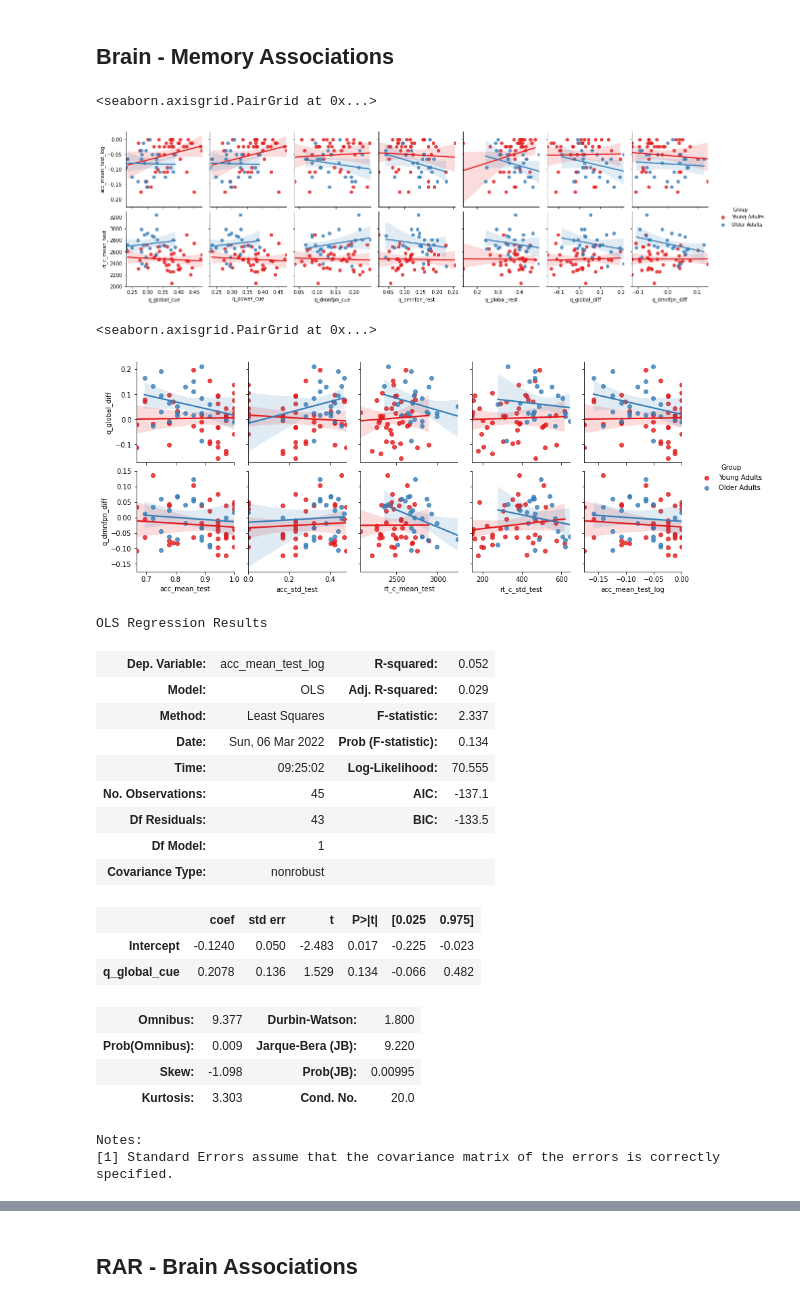
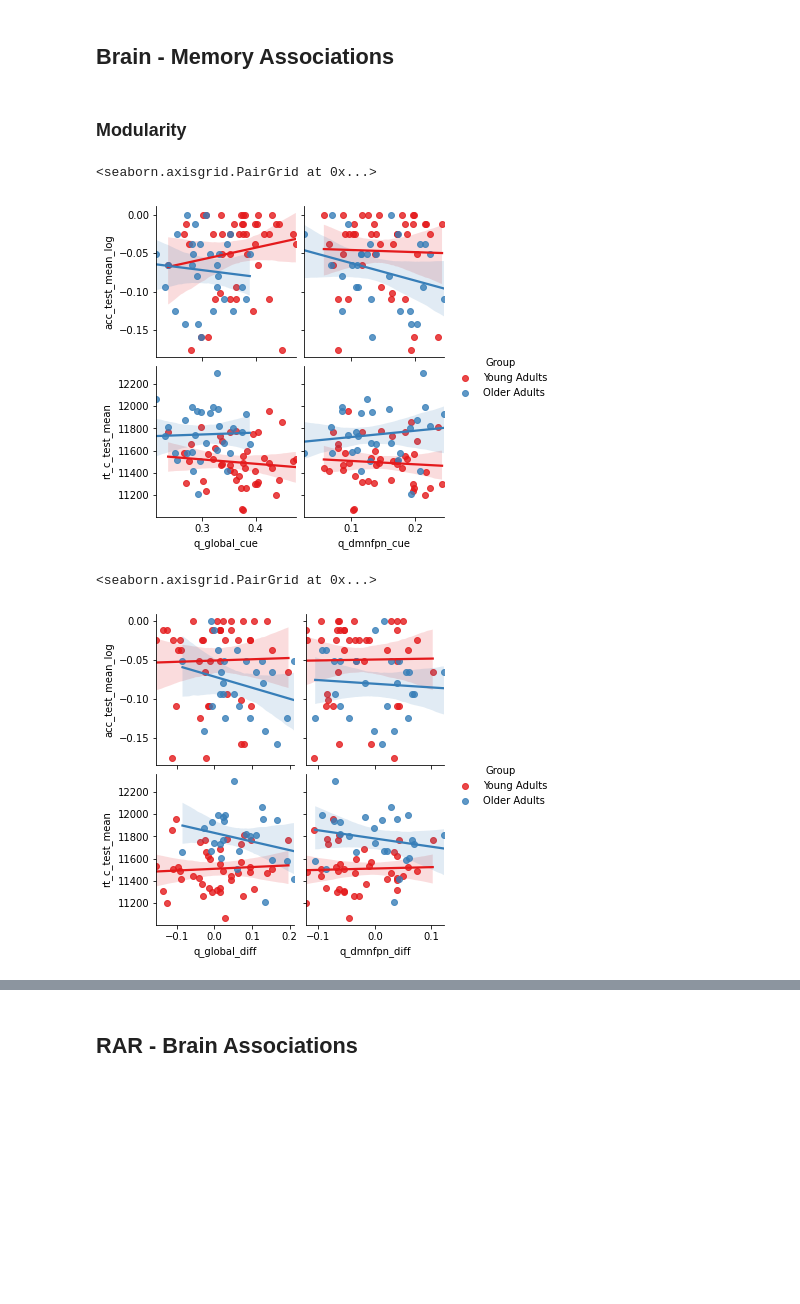
Before and after one commit to mcmahonmc/dissertation, a Jupyter notebook: Statistics.ipynb, the cells around one changed output, grey strips where cells are left out. Saved outputs shown, nothing was run; the diff lists cells and outputs as text; code cells hidden in the pictures; blank space fills up the shorter version.

Commit message:
added data from 20+ subjects!

```diff
--- a/Statistics.ipynb
+++ b/Statistics.ipynb
@@ -57,10 +57,10 @@ Set the environment variable OUTDATED_IGNORE=1 to disable these warnings.
 ## Data quality <a id='qa'></a>
 # %%
 print(df.shape)
-df = df.dropna(subset=['acc_mean_test'])
+df = df.dropna(subset=['acc_test_mean'])
 print(df.shape)
-df = df[(df['acc_mean_learning'] > 0.33)]
+# df = df[(df['acc_learning'] > 0.33)]
+# print(df.shape)
+df = df[(df['acc_test_mean'] > 0.56)]
 print(df.shape)
-df = df[(df['acc_mean_test'] > 0.56)]
-print(df.shape)
 # %% [output]
@@ -818,39 +935,18 @@ Notes:
 # %% [markdown]
 ## Brain - Memory Associations
+# %% [markdown]
+### Modularity
 # %%
 sns.set_palette('Set1')
-modVars_ = [v for v in modVars if 'cue' in v or 'rest' in v or 'diff' in v]
-sns.pairplot(data=df[df['q_global_rest'].abs() < 3], y_vars=['acc_mean_test_log', 'rt_c_mean_test'], x_vars=modVars_, hue='Group', kind='reg')
+modVars_ = [v for v in modVars if not 'power' in v and 'cue' in v]
+sns.pairplot(data=df, y_vars=['acc_test_mean_log', 'rt_c_test_mean'], x_vars=modVars_, hue='Group', kind='reg')
 # %% [output]
 <seaborn.axisgrid.PairGrid at 0x...>
-[figure, old version]
+[figure, new version]
 # %%
 sns.set_palette('Set1')
 modVars_ = [v for v in modVars if 'diff' in v]
-memVars_ = [v for v in memVars if 'test' in v]
-sns.pairplot(data=df, x_vars=memVars_, y_vars=modVars_, hue='Group', kind='reg')
+sns.pairplot(data=df, x_vars=modVars_, y_vars=['acc_test_mean_log', 'rt_c_test_mean'], hue='Group', kind='reg')
 # %% [output]
 <seaborn.axisgrid.PairGrid at 0x...>
-[figure, old version]
+[figure, new version]
-# %%
-smf.ols(formula='acc_mean_test_log ~ q_global_cue', data=df[df['Group'] == 'Young Adults']).fit().summary()
-# %% [output]
-OLS Regression Results
-| Dep. Variable: | acc_mean_test_log | R-squared: | 0.052 |
-| Model: | OLS | Adj. R-squared: | 0.029 |
-| Method: | Least Squares | F-statistic: | 2.337 |
-| Date: | Sun, 06 Mar 2022 | Prob (F-statistic): | 0.134 |
-| Time: | 09:25:02 | Log-Likelihood: | 70.555 |
-| No. Observations: | 45 | AIC: | -137.1 |
-| Df Residuals: | 43 | BIC: | -133.5 |
-| Df Model: | 1 |  |  |
-| Covariance Type: | nonrobust |  |  |
-|  | coef | std err | t | P>|t| | [0.025 | 0.975] |
-| Intercept | -0.1240 | 0.050 | -2.483 | 0.017 | -0.225 | -0.023 |
-| q_global_cue | 0.2078 | 0.136 | 1.529 | 0.134 | -0.066 | 0.482 |
-| Omnibus: | 9.377 | Durbin-Watson: | 1.800 |
-| Prob(Omnibus): | 0.009 | Jarque-Bera (JB): | 9.220 |
-| Skew: | -1.098 | Prob(JB): | 0.00995 |
-| Kurtosis: | 3.303 | Cond. No. | 20.0 |
-Notes:
-[1] Standard Errors assume that the covariance matrix of the errors is correctly specified.
```
Also changed, not shown: parts of 152 cells of this notebook, 22 other files.
